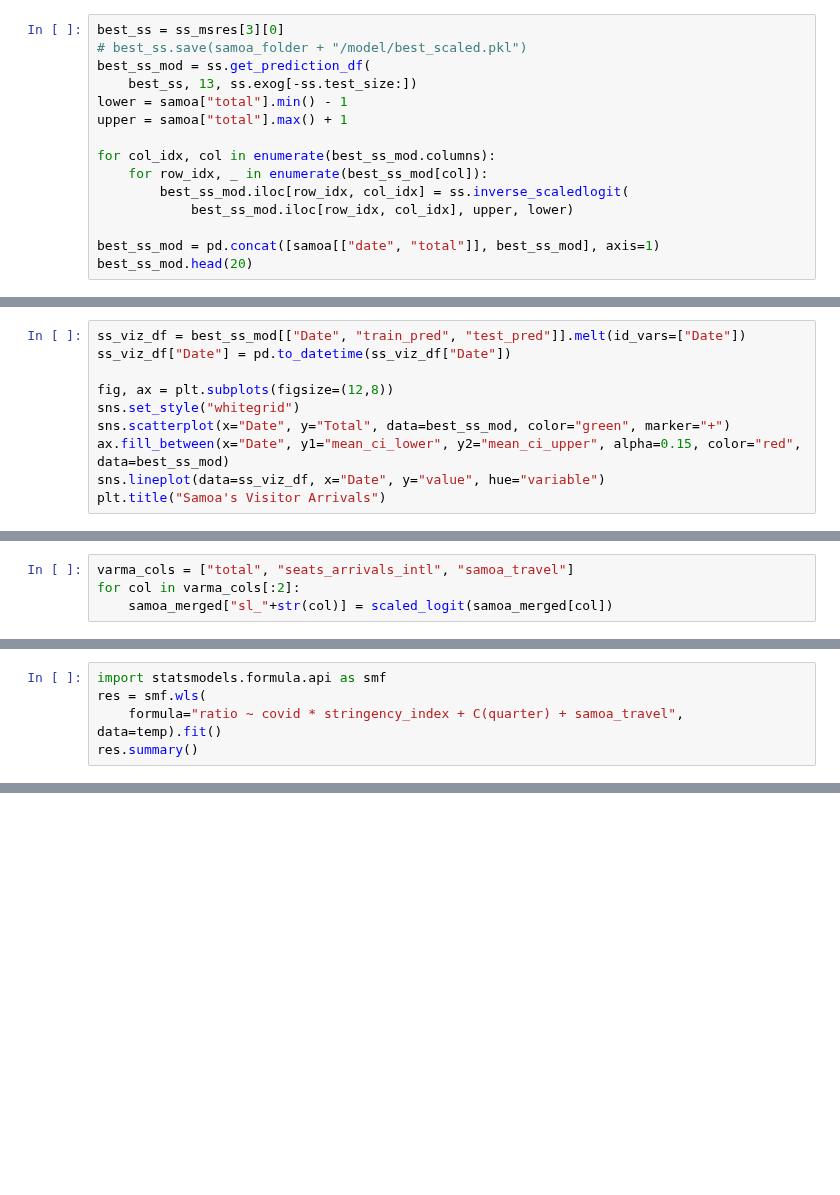
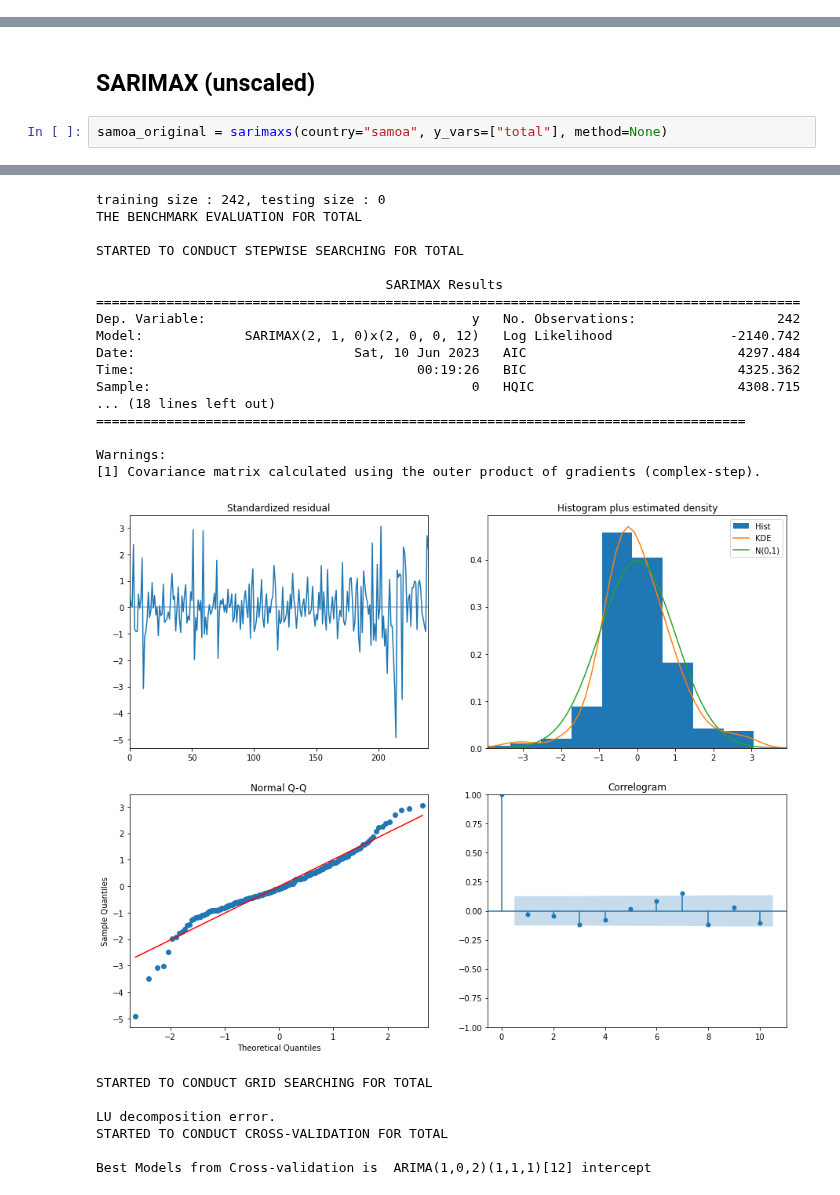
Before and after one commit to worldbank/pacific-observatory, a Jupyter notebook: scripts/notebooks/Tourism/modelling/samoa.ipynb, the cells around one changed output, grey strips where cells are left out. Drawn from its saved outputs; the diff is of its cells as text; blank space fills up the shorter version.

Commit message:
update tourism docs and include model comparisons

```diff
--- a/scripts/notebooks/Tourism/modelling/samoa.ipynb
+++ b/scripts/notebooks/Tourism/modelling/samoa.ipynb
@@ -377,15 +0,0 @@ ss_comp
-# %%
-best_ss = ss_msres[3][0]
-# best_ss.save(samoa_folder + "/model/best_scaled.pkl")
-best_ss_mod = ss.get_prediction_df(
-    best_ss, 13, ss.exog[-ss.test_size:])
-lower = samoa["total"].min() - 1
-upper = samoa["total"].max() + 1
-
-for col_idx, col in enumerate(best_ss_mod.columns):
-    for row_idx, _ in enumerate(best_ss_mod[col]):
-        best_ss_mod.iloc[row_idx, col_idx] = ss.inverse_scaledlogit(
-            best_ss_mod.iloc[row_idx, col_idx], upper, lower)
-
-best_ss_mod = pd.concat([samoa[["date", "total"]], best_ss_mod], axis=1)
-best_ss_mod.head(20)
@@ -417,10 +0,0 @@ ss_eval
-# %%
-ss_viz_df = best_ss_mod[["Date", "train_pred", "test_pred"]].melt(id_vars=["Date"])
-ss_viz_df["Date"] = pd.to_datetime(ss_viz_df["Date"])
-
-fig, ax = plt.subplots(figsize=(12,8))
-sns.set_style("whitegrid")
-sns.scatterplot(x="Date", y="Total", data=best_ss_mod, color="green", marker="+")
-ax.fill_between(x="Date", y1="mean_ci_lower", y2="mean_ci_upper", alpha=0.15, color="red", data=best_ss_mod)
-sns.lineplot(data=ss_viz_df, x="Date", y="value", hue="variable")
-plt.title("Samoa's Visitor Arrivals")
@@ -464,4 +0,0 @@ inverse_transform = SARIMAXPipeline.inverse_scaledlogit
-# %%
-varma_cols = ["total", "seats_arrivals_intl", "samoa_travel"]
-for col in varma_cols[:2]:
-    samoa_merged["sl_"+str(col)] = scaled_logit(samoa_merged[col])
@@ -505,5 +0,0 @@ temp.head(5)
-# %%
-import statsmodels.formula.api as smf
-res = smf.wls(
-    formula="ratio ~ covid * stringency_index + C(quarter) + samoa_travel", data=temp).fit()
-res.summary()
@@ -579,0 +108,5 @@ ratio_eval = pd.DataFrame(calculate_evaluation(samoa_merged["total"], samoa_merg
+# %% [markdown]
+## SARIMAX (unscaled)
+# %%
+samoa_original = sarimaxs(country="samoa", y_vars=["total"], method=None)
+# %% [output]
@@ -579,0 +119,24 @@ ratio_eval = pd.DataFrame(calculate_evaluation(samoa_merged["total"], samoa_merg
+training size : 242, testing size : 0
+THE BENCHMARK EVALUATION FOR TOTAL
+
+STARTED TO CONDUCT STEPWISE SEARCHING FOR TOTAL
+
+                                     SARIMAX Results
+==========================================================================================
+Dep. Variable:                                  y   No. Observations:                  242
+Model:             SARIMAX(2, 1, 0)x(2, 0, 0, 12)   Log Likelihood               -2140.742
+Date:                            Sat, 10 Jun 2023   AIC                           4297.484
+Time:                                    00:19:26   BIC                           4325.362
+Sample:                                         0   HQIC                          4308.715
+... (18 lines left out)
+===================================================================================
+
+Warnings:
+[1] Covariance matrix calculated using the outer product of gradients (complex-step).
+[figure, added]
+STARTED TO CONDUCT GRID SEARCHING FOR TOTAL
+
+LU decomposition error.
+STARTED TO CONDUCT CROSS-VALIDATION FOR TOTAL
+
+Best Models from Cross-validation is  ARIMA(1,0,2)(1,1,1)[12] intercept
```
Also changed, not shown: parts of 50 cells of this notebook, 8 other files.
